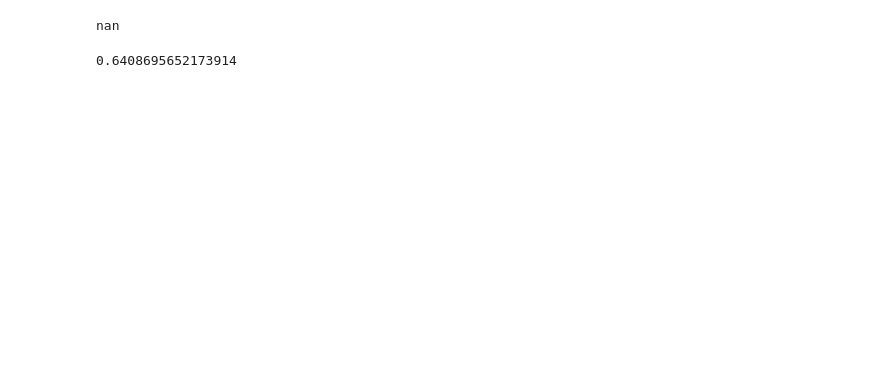
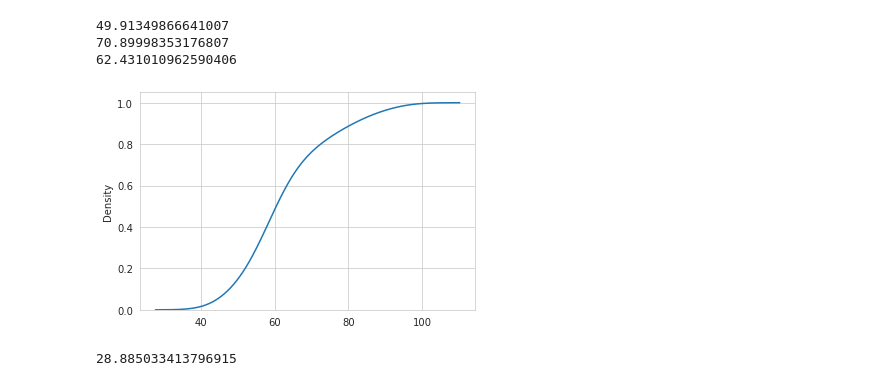
Before and after one commit to joshua-wx/hail_xsection, a Jupyter notebook: hail_xsec_stats.ipynb, the cells around one changed output. Drawn from its saved outputs; the diff is of its cells as text; code cells hidden in the pictures; blank space fills up the shorter version.

```diff
--- a/hail_xsec_stats.ipynb
+++ b/hail_xsec_stats.ipynb
@@ -219,13 +151,18 @@ plt.savefig('fig05.png', dpi=150)
+# %%
+sns.set_style('whitegrid')
+sns.kdeplot(wet_growth_faction, cumulative=True, bw=0.5)
+print(np.percentile(wet_growth_faction, 12))
+print(np.percentile(wet_growth_faction, 80))
+print(np.mean(wet_growth_faction))
+# %% [output]
+49.91349866641007
+70.89998353176807
+62.431010962590406
+[figure, added]
 # %%
-print(np.mean(100-(perc_dry_growth*100)))
+print(np.percentile(perc_final_wetgrowth*100, 30))
 # %% [output]
-nan
+28.885033413796915
-# %%
-dmax_array = np.array(Dmax_list)
-
-print(np.mean(axis_ratio_array[np.logical_and(dmax_array>40, dmax_array<=60)]))
-# %% [output]
-0.6408695652173914
 # %%
 #make some plots
 
```
Also changed, not shown: parts of 7 cells of this notebook, 4 other files.
